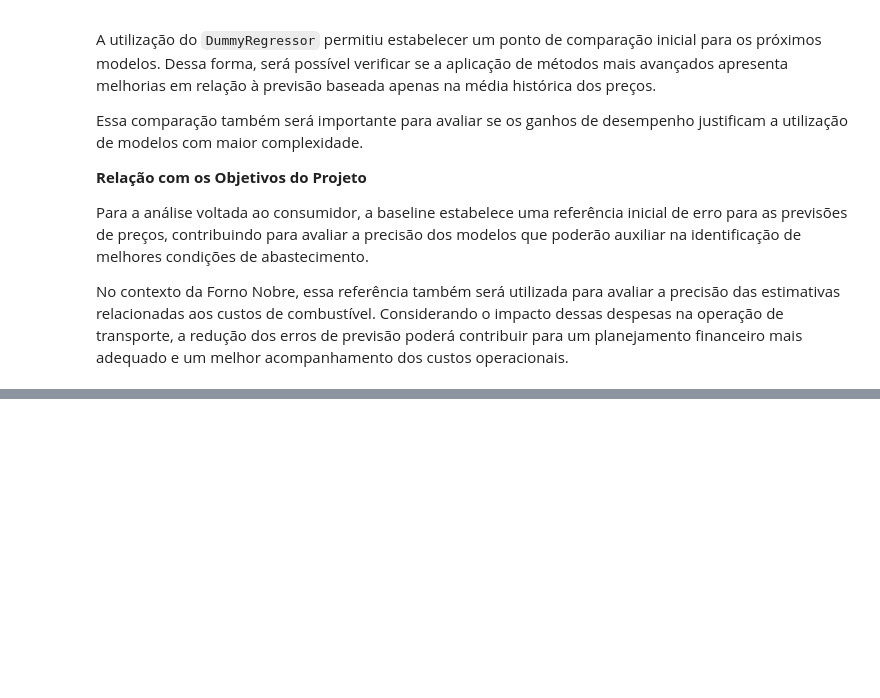
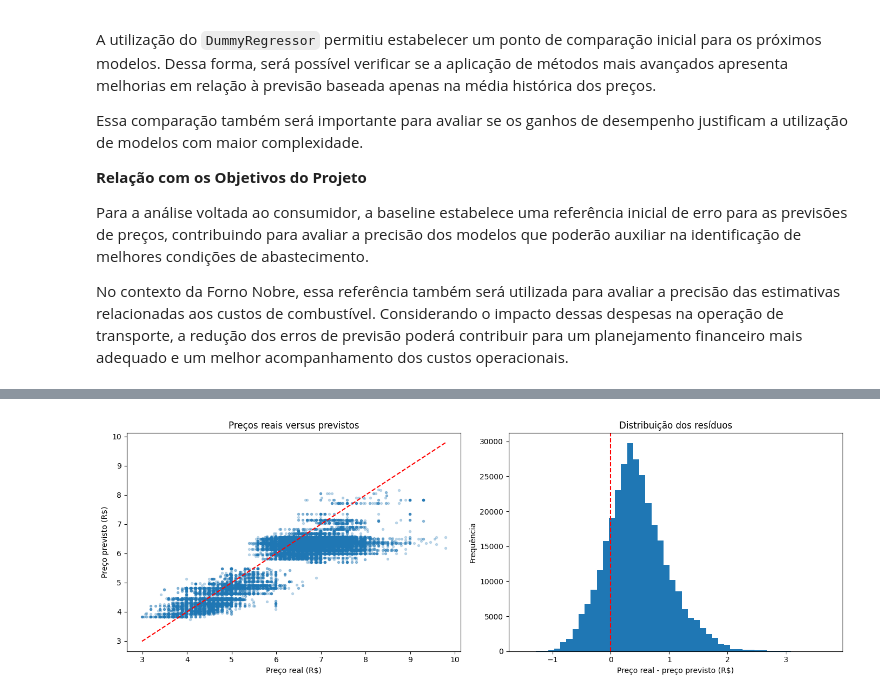
Before and after one commit to M-Eduarda-Souza/analise-de-combustiveis, a Jupyter notebook: notebooks/auditoria_dados.ipynb, the cells around one changed output, grey strips where cells are left out. Cells and saved outputs as stored; diff of their text form; code cells hidden in the pictures; blank space fills up the shorter version.

```diff
--- a/notebooks/auditoria_dados.ipynb
+++ b/notebooks/auditoria_dados.ipynb
@@ -497,0 +666,82 @@ RMSE : R$ 1.2599
+# %%
+datas_treino_normalizadas = pd.to_datetime(datas_treino_cv).dt.normalize().reset_index(drop=True)
+dias_treino_unicos = np.sort(datas_treino_normalizadas.unique())
+if len(dias_treino_unicos) < 6:
+    raise ValueError("A validação cruzada com 5 folds exige pelo menos 6 datas distintas no treino.")
+
+ts_cv = TimeSeriesSplit(n_splits=5)
+cv_splits = []
+for idx_dias_treino, idx_dias_validacao in ts_cv.split(dias_treino_unicos):
+    dias_fold_treino = dias_treino_unicos[idx_dias_treino]
+    dias_fold_validacao = dias_treino_unicos[idx_dias_validacao]
+    linhas_treino = np.flatnonzero(
+        datas_treino_normalizadas.isin(dias_fold_treino).to_numpy()
+    )
+    linhas_validacao = np.flatnonzero(
+        datas_treino_normalizadas.isin(dias_fold_validacao).to_numpy()
+    )
+    cv_splits.append((linhas_treino, linhas_validacao))
+
+scores_cv = cross_val_score(
+    pipeline_modelo,
+    X_treino_modelo.reset_index(drop=True),
+    y_treino.reset_index(drop=True),
+    cv=cv_splits,
+    scoring='neg_mean_absolute_error',
+    n_jobs=1
+)
+mae_cv_por_fold = -scores_cv
+print("MAE por fold da validação cruzada temporal:")
+for numero, score in enumerate(mae_cv_por_fold, start=1):
+    print(f"Fold {numero}: R$ {score:.4f}")
+print(f"MAE médio CV: R$ {mae_cv_por_fold.mean():.4f}")
+print(f"Desvio-padrão dos folds: R$ {mae_cv_por_fold.std():.4f}")
+
+valores_reais = y_teste.to_numpy()
+residuos = valores_reais - predicoes_modelo_teste
+erros_absolutos = np.abs(residuos)
+
+print("\nRESUMO DOS RESÍDUOS NO TESTE")
+print(f"Média dos resíduos: R$ {residuos.mean():.4f}")
+print(f"Mediana dos resíduos: R$ {np.median(residuos):.4f}")
+print(f"Desvio-padrão dos resíduos: R$ {residuos.std():.4f}")
+print(f"Maior erro absoluto: R$ {erros_absolutos.max():.4f}")
+
+diagnostico_residuos = pd.DataFrame({
+    'data': pd.to_datetime(datas_teste).dt.date.to_numpy(),
+    'preco_real': valores_reais,
+    'preco_previsto': predicoes_modelo_teste,
+    'residuo': residuos,
+    'erro_absoluto': erros_absolutos
+})
+print("\n10 observações com maior erro absoluto:")
+display(diagnostico_residuos.nlargest(10, 'erro_absoluto').round(4))
+
+quantidade_pontos = min(30000, len(valores_reais))
+indices_plot = np.random.default_rng(42).choice(
+    len(valores_reais), size=quantidade_pontos, replace=False
+)
+reais_plot = valores_reais[indices_plot]
+previstos_plot = predicoes_modelo_teste[indices_plot]
+
+fig, eixos = plt.subplots(1, 2, figsize=(14, 5))
+eixos[0].scatter(reais_plot, previstos_plot, alpha=0.25, s=8)
+limite_minimo = min(reais_plot.min(), previstos_plot.min())
+limite_maximo = max(reais_plot.max(), previstos_plot.max())
+eixos[0].plot(
+    [limite_minimo, limite_maximo],
+    [limite_minimo, limite_maximo],
+    'r--'
+)
+eixos[0].set_title('Preços reais versus previstos')
+eixos[0].set_xlabel('Preço real (R$)')
+eixos[0].set_ylabel('Preço previsto (R$)')
+
+eixos[1].hist(residuos, bins=50)
+eixos[1].axvline(0, color='red', linestyle='--')
+eixos[1].set_title('Distribuição dos resíduos')
+eixos[1].set_xlabel('Preço real - preço previsto (R$)')
+eixos[1].set_ylabel('Frequência')
+plt.tight_layout()
+plt.show()
+# %% [output]
@@ -497,0 +775 @@ RMSE : R$ 1.2599
+[figure, added]
```
Also changed, not shown: parts of 17 cells of this notebook, 1 other file.
